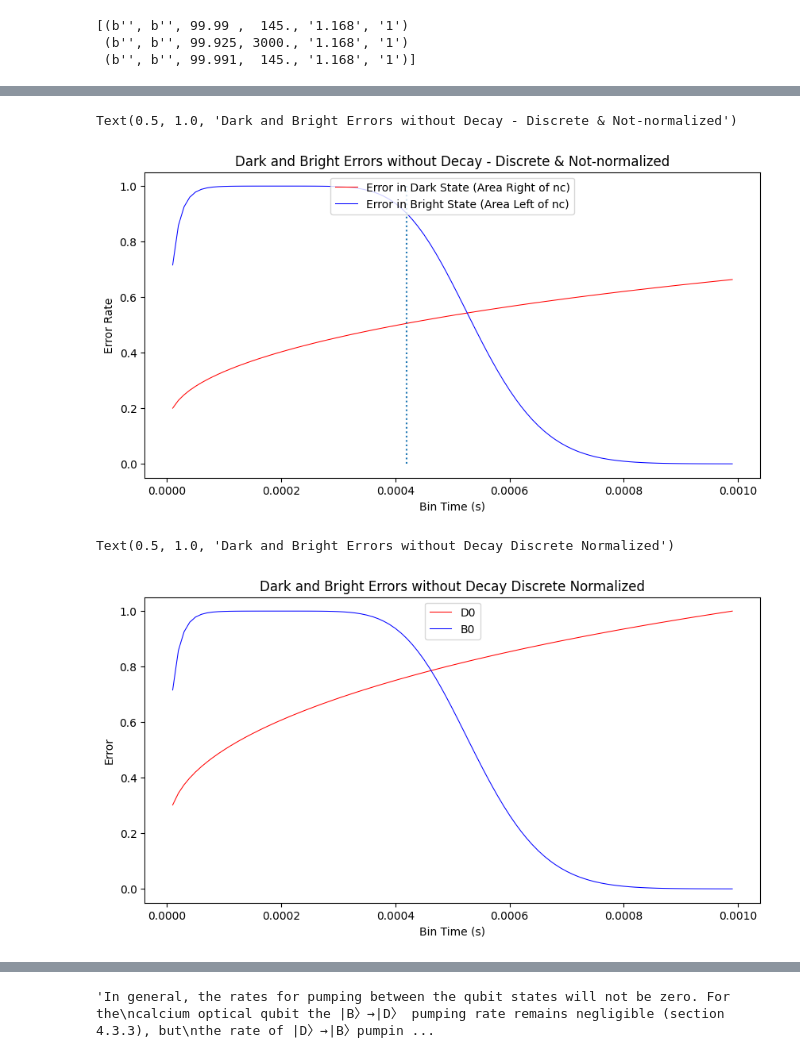
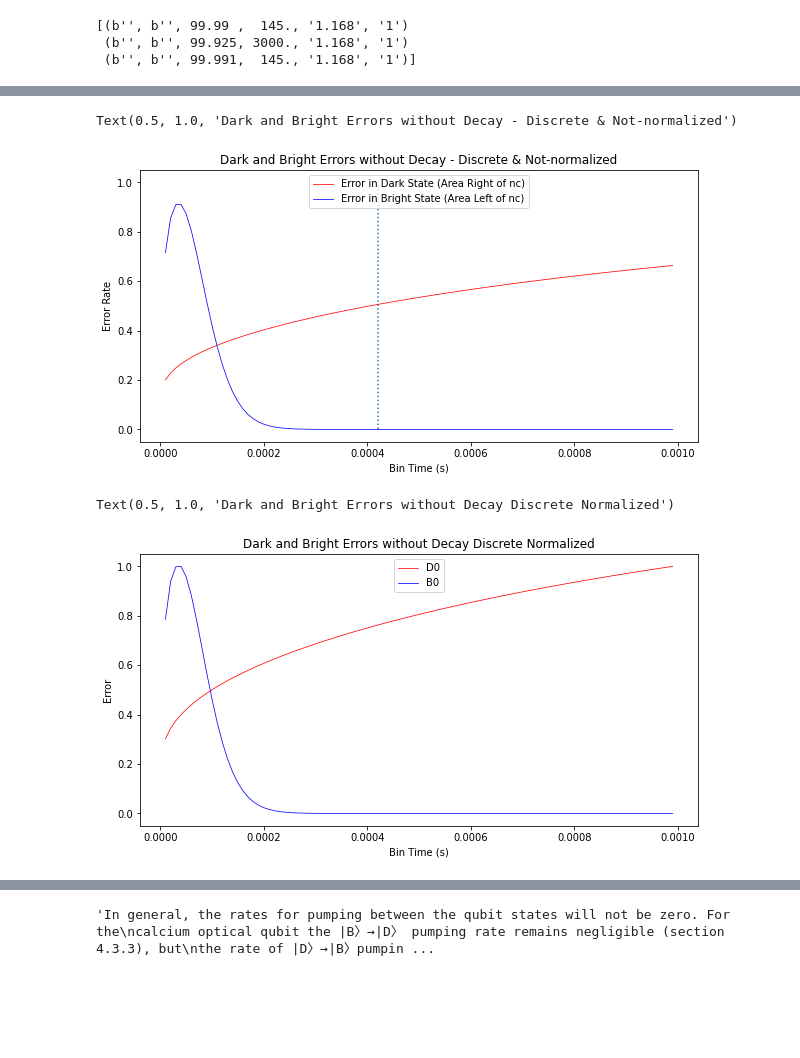
Before and after one commit to seangarn32/Trapped-Ion-Error-Model, a Jupyter notebook: SQR Error Model/Ca40Model.ipynb, the cells around one changed output, grey strips where cells are left out. Drawn from its saved outputs; the diff is of its cells as text; code cells hidden in the pictures; blank space fills up the shorter version.

```diff
--- a/SQR Error Model/Ca40Model.ipynb
+++ b/SQR Error Model/Ca40Model.ipynb
@@ -60,13 +59,13 @@ def Do(N, Dmean):
 #nc = diferentiation counts
 
 #nMax = counts graphed
-nMax = 30
+nMax = 5
 #Bright state fluoresence rate
 Rb = 55800
 #Dark state fluoresence rate
 Rd = 442
 #bin time
-tb = .001
+tb = .000001
 #tau decay time for Ca40
 tau = 1.167
 
@@ -90,13 +89,13 @@ D0 = Do(N,DM)
 print(np.sum(B0))
 #count threshold
 nc = 0
-minDiff = np.abs(B0[0]-D0[0])
+lastDiff = np.abs(B0[0]-D0[0])
 for i, item in enumerate(B0):
     diff = np.abs(B0[i]-D0[i])
-    #print(diff)
-    if(i < np.size(B0)/2 and diff<minDiff):
-        nc = i
-        minDiff = diff
+    nc = i
+    if((diff>lastDiff)):
+        break
+    lastDiff = diff
 nc=nc*step
 print(nc)
 
@@ -125,43 +124,52 @@ Text(0.5, 1.0, 'Count Probability with No Decay at Bin Time 0.001s')
 Rb = 55800
 Rd = 442
 tb = .00042
+step = .01
+nc = 0
+minDiff = np.abs(B0[0]-D0[0])
+for i, item in enumerate(B0):
+    diff = np.abs(B0[i]-D0[i])
+    #print(diff)
+    if(i < np.size(B0)/2 and diff<minDiff):
+        nc = i
+        minDiff = diff
+nc=nc*step
 
-
-NB = np.arange(start=0,stop=nc,step=.01)
-ND = np.arange(start=nc,stop=50,step=.01)
+NB = np.arange(start=0,stop=nc,step=step)
+ND = np.arange(start=nc,stop=50,step=step)
 
 
 #nc to inf w/ D0
 def ed(tb,N):
     return np.sum((np.power(Rd*tb,N)) * (np.exp(-1*(Rd*tb))) / spec.factorial(N))
 
 #0 to nc w/ B0
 def eb(tb,N):
     return np.sum((np.power((Rb+Rd)*tb,N)) * (np.exp(-1*((Rb+Rd)*tb))) / spec.factorial(N))
 
 tb = np.arange(start=.00001,stop=.001,step=.00001)
 
 darkE = np.empty(0)
 brightE = np.empty(0)
 
 for i in tb:
     darkE = np.append(darkE, ed(i,N))
-for i in tb:
     brightE = np.append(brightE, eb(i,N))
+
 darkE = darkE/100
 brightE = brightE/100
 fig = plt.figure(figsize=(10, 5))
 ax1 = fig.add_subplot(1, 1, 1)
 ax1.plot(tb, darkE, lw=0.75, c="r", label = "Error in Dark State (Area Right of nc)")
 ax1.set_ylabel("Error Rate")
 ax1.set_xlabel("Bin Time (s)")
 ax1.plot(tb, brightE, lw=0.75, c="b", label = "Error in Bright State (Area Left of nc)")
 ax1.legend(loc = 'upper center')
 ax1.vlines(.00042,ymin=0,ymax=1,linestyles=':',label="Reference Bin Time")
 plt.title("Dark and Bright Errors without Decay - Discrete & Not-normalized")
 # %% [output]
 Text(0.5, 1.0, 'Dark and Bright Errors without Decay - Discrete & Not-normalized')
-[figure, old version]
+[figure, new version]
 # %%
 #Optimal Time vs Collection Efficiency w/o Decay Discrete
 
@@ -208,7 +216,7 @@ ax1.legend(loc = 'upper center')
 plt.title("Dark and Bright Errors without Decay Discrete Normalized")
 # %% [output]
 Text(0.5, 1.0, 'Dark and Bright Errors without Decay Discrete Normalized')
-[figure, old version]
+[figure, new version]
 # %%
 #Optimal Time vs Collection Efficiency w/o pumping
 
```
Also changed, not shown: parts of 3 cells of this notebook, 1 other file.
